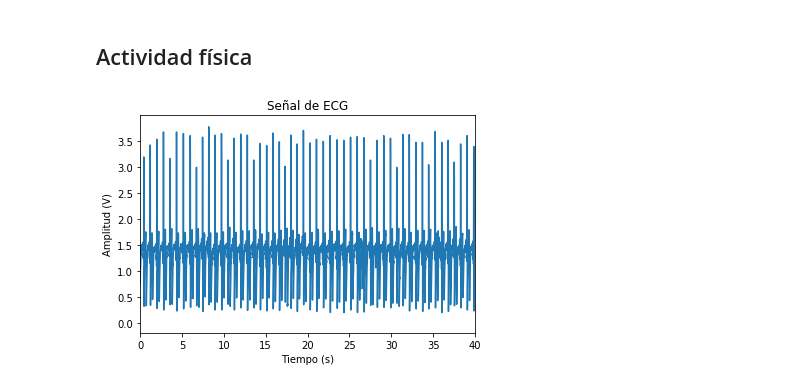
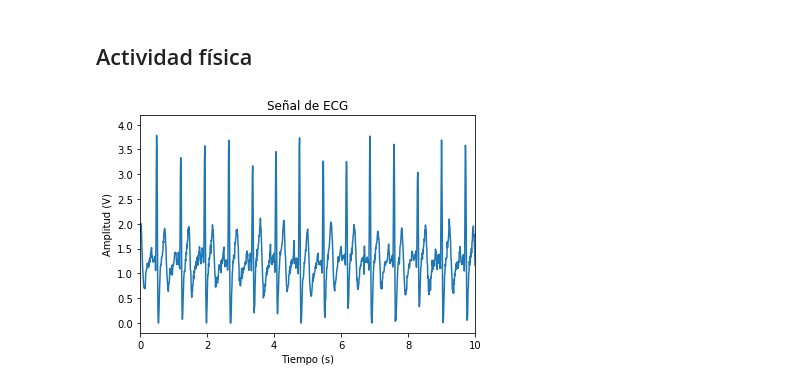
Before and after one commit to algoritmos-2019-2/clase-1-eduar25, a Jupyter notebook: Proyecto Final..ipynb, the cells around one changed output. Cells and saved outputs as stored; diff of their text form; code cells hidden in the pictures.

```diff
--- a/Proyecto Final..ipynb
+++ b/Proyecto Final..ipynb
@@ -541,10 +539,2 @@ SyntaxError: invalid syntax (<ipython-input-17-034447ac8508>, line 2)
 # %% [markdown]
 Ahora que poseemos los datos en una lista vamos a emplear los siguientes códigos:
-# %%
-#len(Datos_num_ECG)
-lista=[0,1,2,3]
-lista2=[]
-for i in lista:
-    j=i*6
-    lista2.append(j)
-print(lista2)
@@ -553,6 +543,10 @@ print(lista2)
 # %%
 def Gráfica_datos(ECG,duración_registro):
     Datos_num_ECG=Limpiador_archivo_texto(ECG)
+    Datos2=[]
+    for i in Datos_num_ECG:
+        b=i*(5/1023)
+        Datos2.append(b)
     #len(Datos_num_ECG)
     Instantes_de_muestreo=linspace(0,1,len(Datos_num_ECG))
     Instantes_de_muestreo2=[]
@@ -561,7 +555,7 @@ def Gráfica_datos(ECG,duración_registro):
         Instantes_de_muestreo2.append(j)
     plot(Instantes_de_muestreo2,Datos_num_ECG)
     xlabel('Tiempo (s)')
-    xlim(0,40)
+    xlim(0,10)
     ylabel('Amplitud (V)')
     title('Señal de ECG')
 # %%
@@ -976,10 +993,10 @@ El valor del parámetro pNN50 es 0.0
 ## Actividad física
 # %%
 ECG_ACTIVIDADFISICA=[]
-with open('Datos muestreados con ayuda de Arduino sin aplicar transformada discreta de Fourier5.txt') as lineas:
+with open('Datos muestreados con ayuda de Arduino sin aplicar transformada discreta de Fourier8(Ejercicio).txt') as lineas:
     for linea in lineas:
         ECG_ACTIVIDADFISICA.append(linea)
 # %%
-Gráfica_datos(ECG_ACTIVIDADFISICA,600)
+Gráfica_datos(ECG_ACTIVIDADFISICA,120)
 # %% [output]
-[figure, old version]
+[figure, new version]
```
Also changed, not shown: parts of 25 cells of this notebook, 3 other files.
